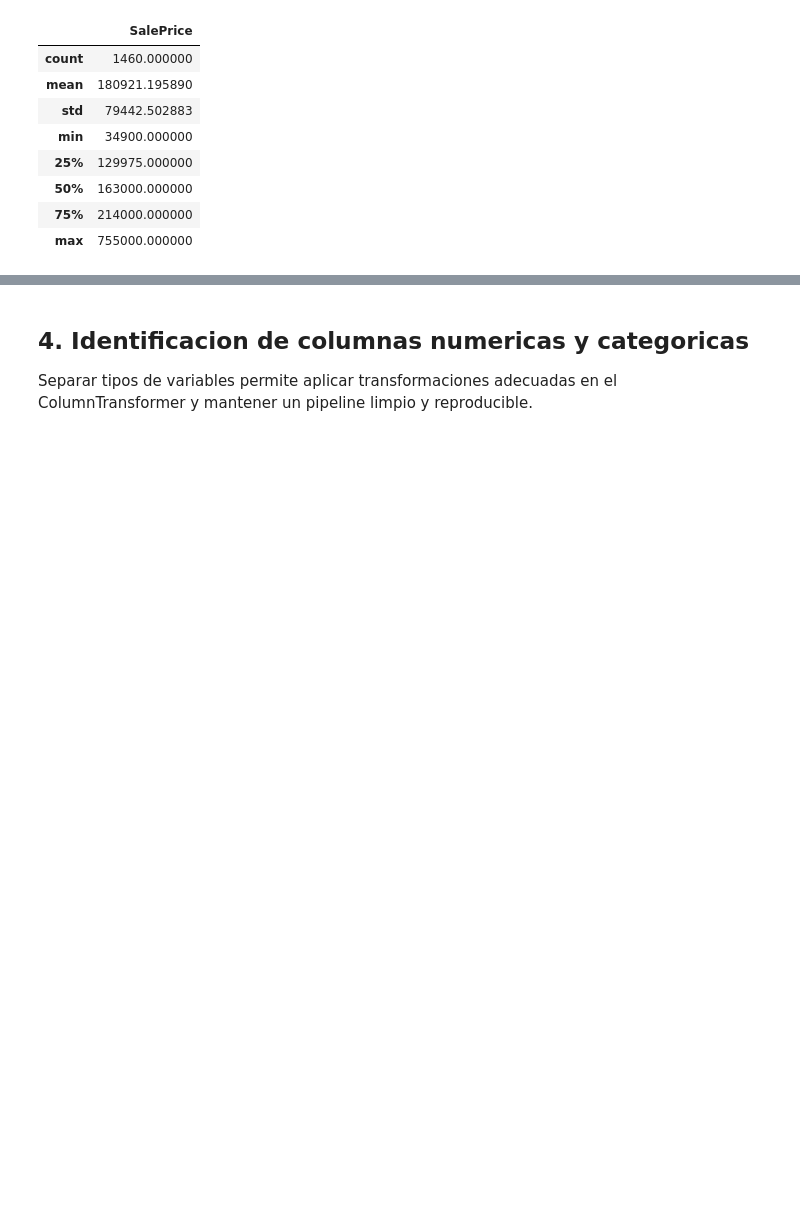
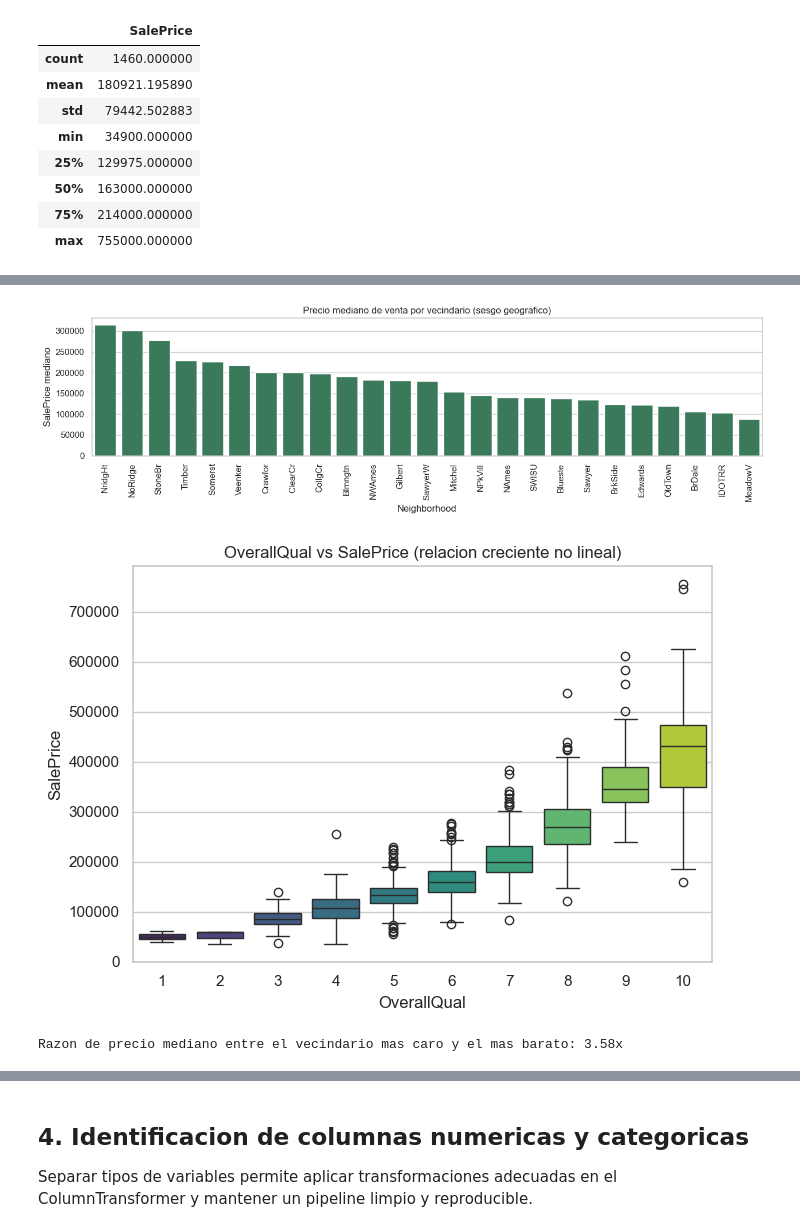
Before and after one commit to EstebanJavierGranadosSibaja/HousingPricesAI, a Jupyter notebook: notebooks/01_housing_prices_proyecto_final.ipynb, the cells around one changed output, grey strips where cells are left out. Cells and saved outputs as stored; diff of their text form; code cells hidden in the pictures; blank space fills up the shorter version.

```diff
--- a/notebooks/01_housing_prices_proyecto_final.ipynb
+++ b/notebooks/01_housing_prices_proyecto_final.ipynb
@@ -180,0 +353,27 @@ Forma de y: (1460,)
+# %%
+# Sesgo geografico: precio mediano de venta por vecindario
+nb_price = df.groupby("Neighborhood")[TARGET_COLUMN].median().sort_values(ascending=False)
+
+plt.figure(figsize=(13, 4))
+sns.barplot(x=nb_price.index, y=nb_price.values, color="#2f855a")
+plt.xticks(rotation=90)
+plt.title("Precio mediano de venta por vecindario (sesgo geografico)")
+plt.xlabel("Neighborhood")
+plt.ylabel("SalePrice mediano")
+plt.tight_layout()
+plt.show()
+
+# Relacion no lineal entre calidad general y precio
+plt.figure(figsize=(7, 5))
+sns.boxplot(x=df["OverallQual"], y=df[TARGET_COLUMN], palette="viridis")
+plt.title("OverallQual vs SalePrice (relacion creciente no lineal)")
+plt.xlabel("OverallQual")
+plt.ylabel("SalePrice")
+plt.tight_layout()
+plt.show()
+
+print(f"Razon de precio mediano entre el vecindario mas caro y el mas barato: {nb_price.max() / nb_price.min():.2f}x")
+# %% [output]
+[figure, added]
+[figure, added]
+Razon de precio mediano entre el vecindario mas caro y el mas barato: 3.58x
```
Also changed, not shown: parts of 18 cells of this notebook, 9 other files.
